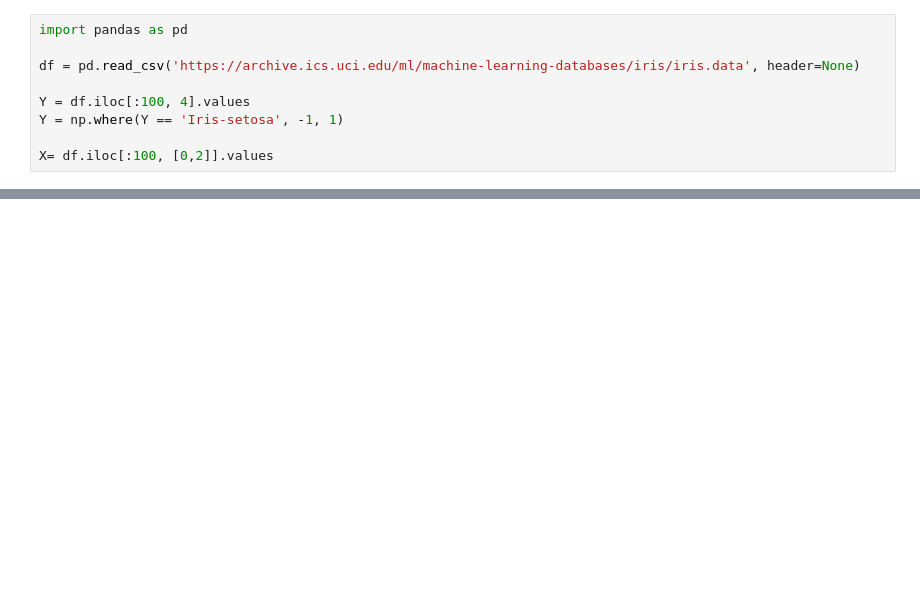
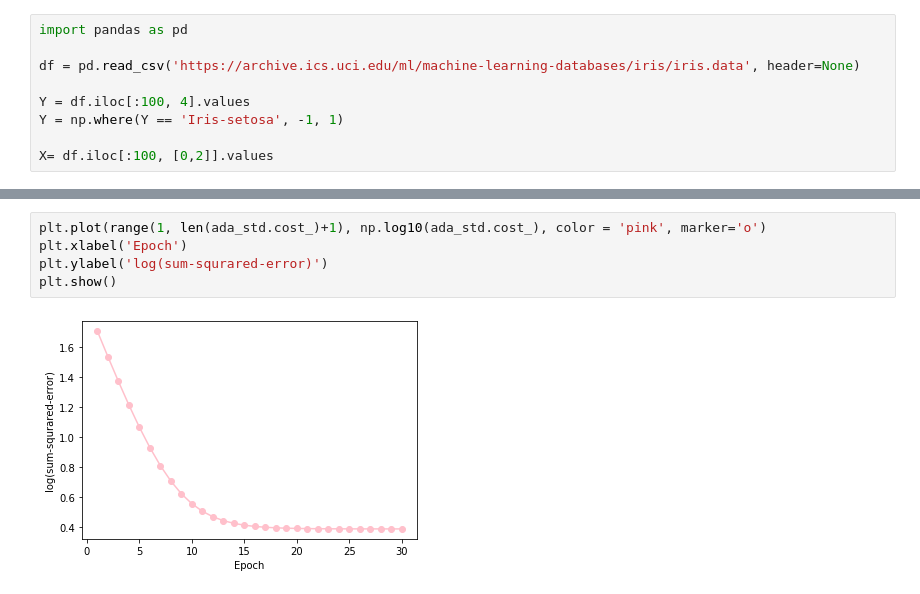
Before and after one commit to not-for-me/ml-workspace, a Jupyter notebook: Self_code/Ch 2.3 AdalineGD.ipynb, the cells around one changed output, grey strips where cells are left out. Drawn from its saved outputs; the diff is of its cells as text; blank space fills up the shorter version.

```diff
--- a/Self_code/Ch 2.3 AdalineGD.ipynb
+++ b/Self_code/Ch 2.3 AdalineGD.ipynb
@@ -79,0 +129,7 @@ plt.show()
+# %%
+plt.plot(range(1, len(ada_std.cost_)+1), np.log10(ada_std.cost_), color = 'pink', marker='o')
+plt.xlabel('Epoch')
+plt.ylabel('log(sum-squrared-error)')
+plt.show()
+# %% [output]
+[figure, added]
```
Also changed, not shown: parts of 4 cells of this notebook, 2 other files.
